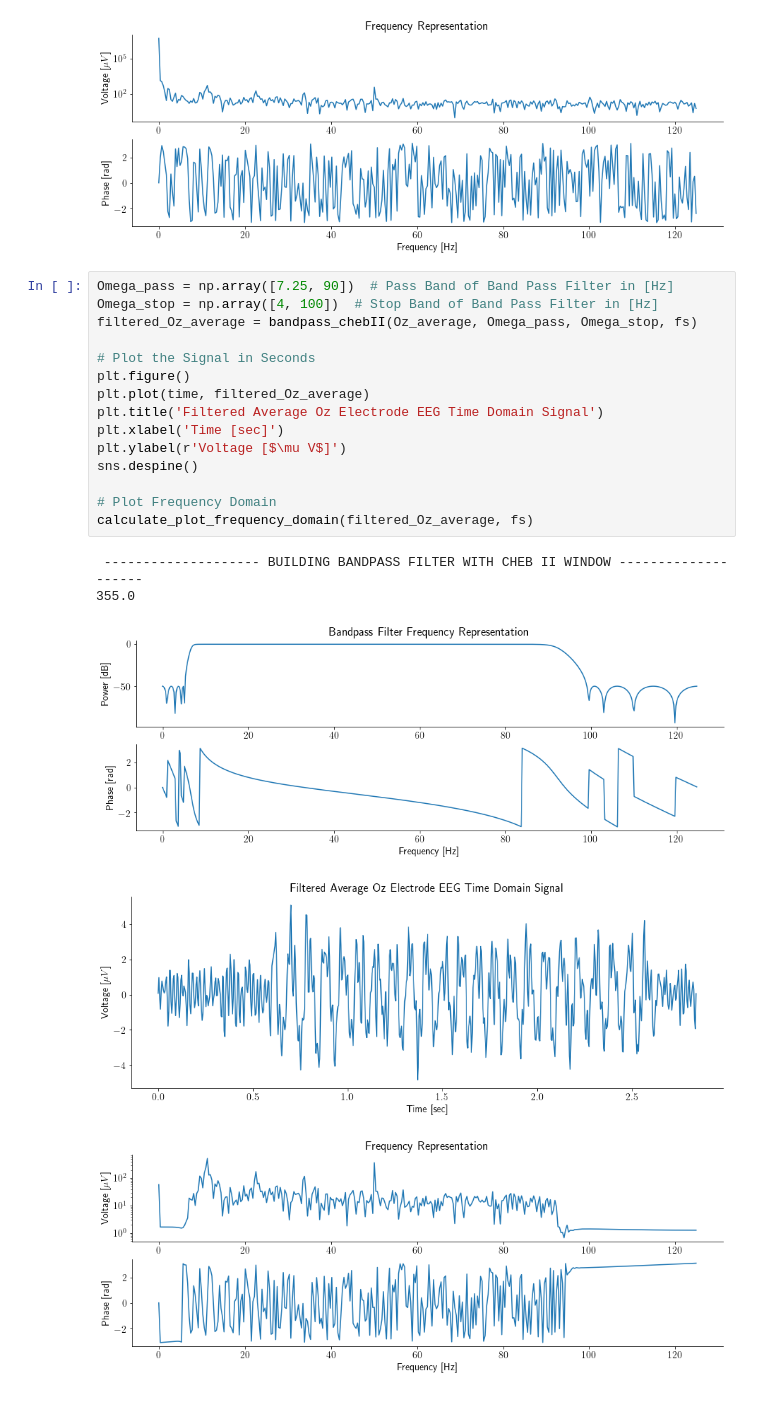
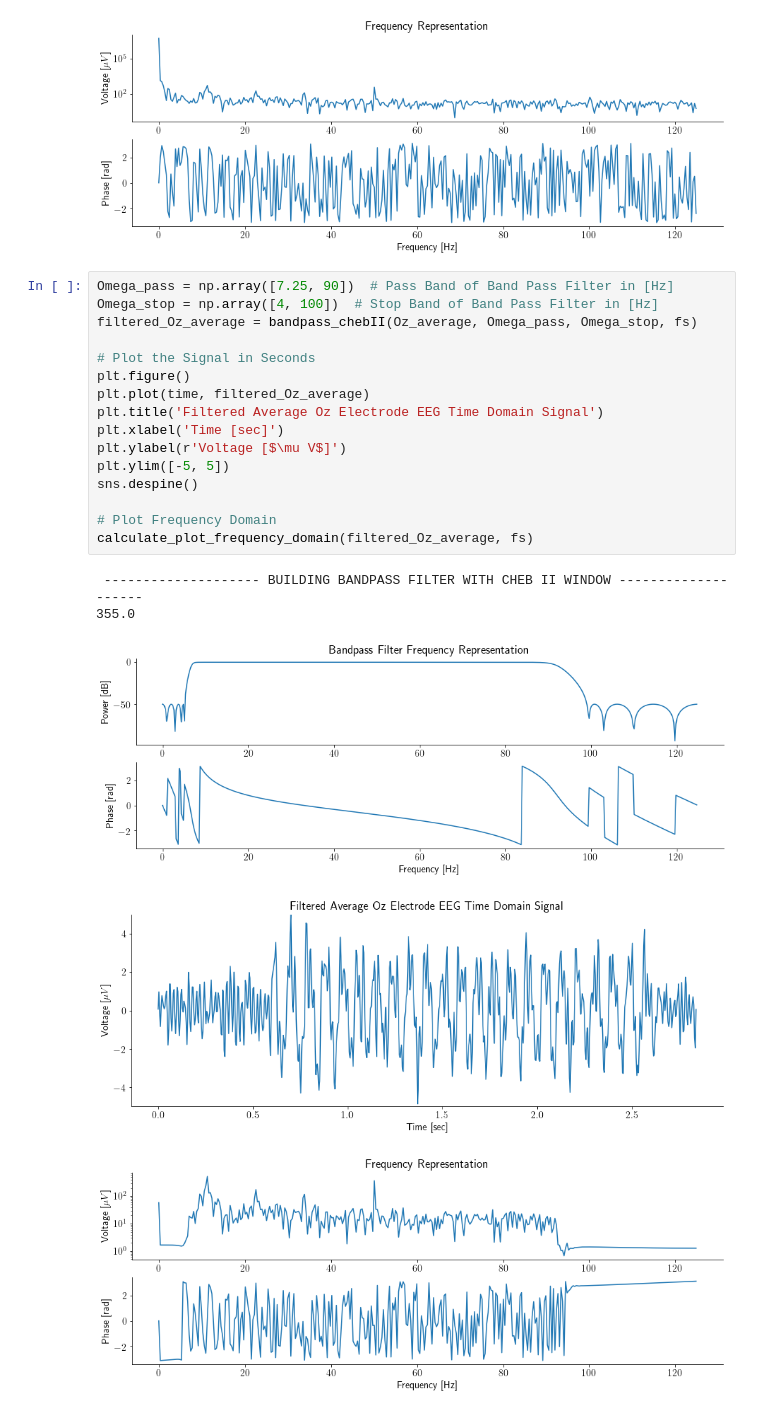
Before and after one commit to teb5240/SSVEP-Tutorial, a Jupyter notebook: SVVEP_Tutorial.ipynb, the cells around one changed output. Cells and saved outputs as stored; diff of their text form.

```diff
--- a/SVVEP_Tutorial.ipynb
+++ b/SVVEP_Tutorial.ipynb
@@ -232,21 +232,22 @@ calculate_plot_frequency_domain(Oz_average, fs)
 # %%
 Omega_pass = np.array([7.25, 90])  # Pass Band of Band Pass Filter in [Hz]
 Omega_stop = np.array([4, 100])  # Stop Band of Band Pass Filter in [Hz]
 filtered_Oz_average = bandpass_chebII(Oz_average, Omega_pass, Omega_stop, fs)
 
 # Plot the Signal in Seconds
 plt.figure()
 plt.plot(time, filtered_Oz_average)
 plt.title('Filtered Average Oz Electrode EEG Time Domain Signal')
 plt.xlabel('Time [sec]')
 plt.ylabel(r'Voltage [$\mu V$]')
+plt.ylim([-5, 5])
 sns.despine()
 
 # Plot Frequency Domain
 calculate_plot_frequency_domain(filtered_Oz_average, fs)
 # %% [output]
  -------------------- BUILDING BANDPASS FILTER WITH CHEB II WINDOW --------------------
 355.0
 [figure]
-[figure, old version]
+[figure, new version]
 [figure]
```
Also changed, not shown: parts of 2 cells of this notebook.
